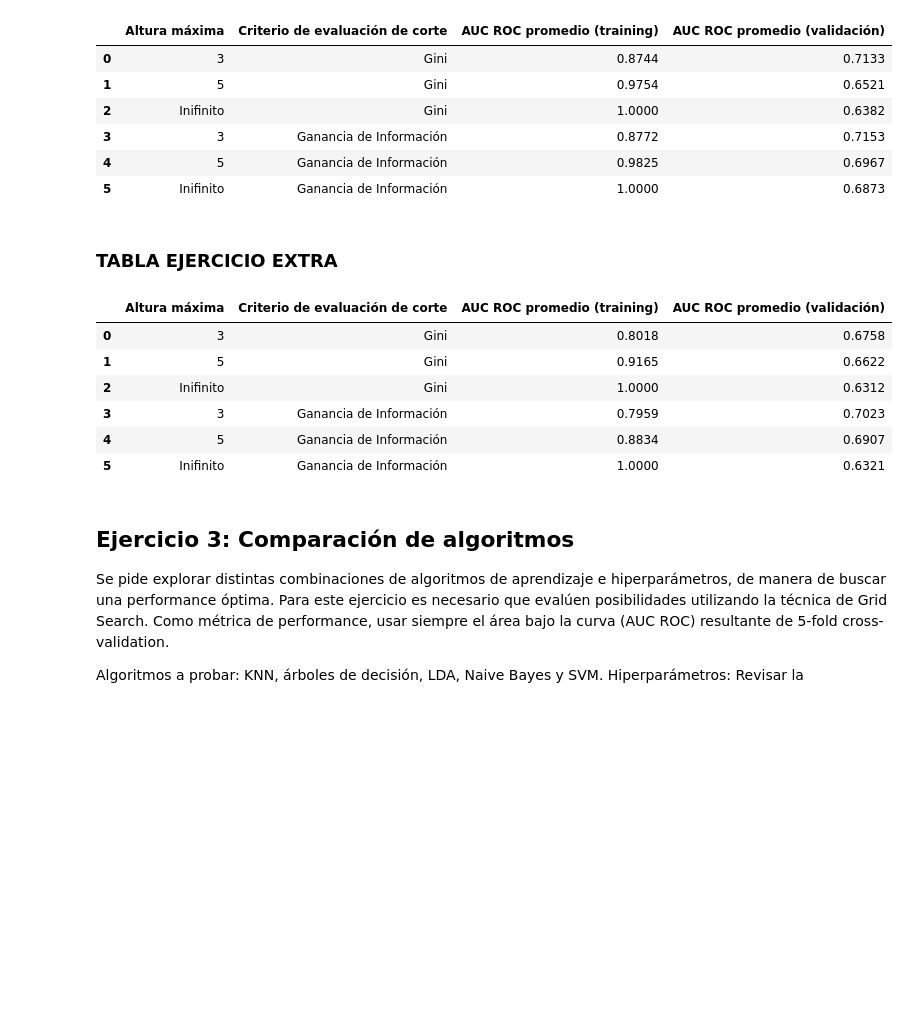
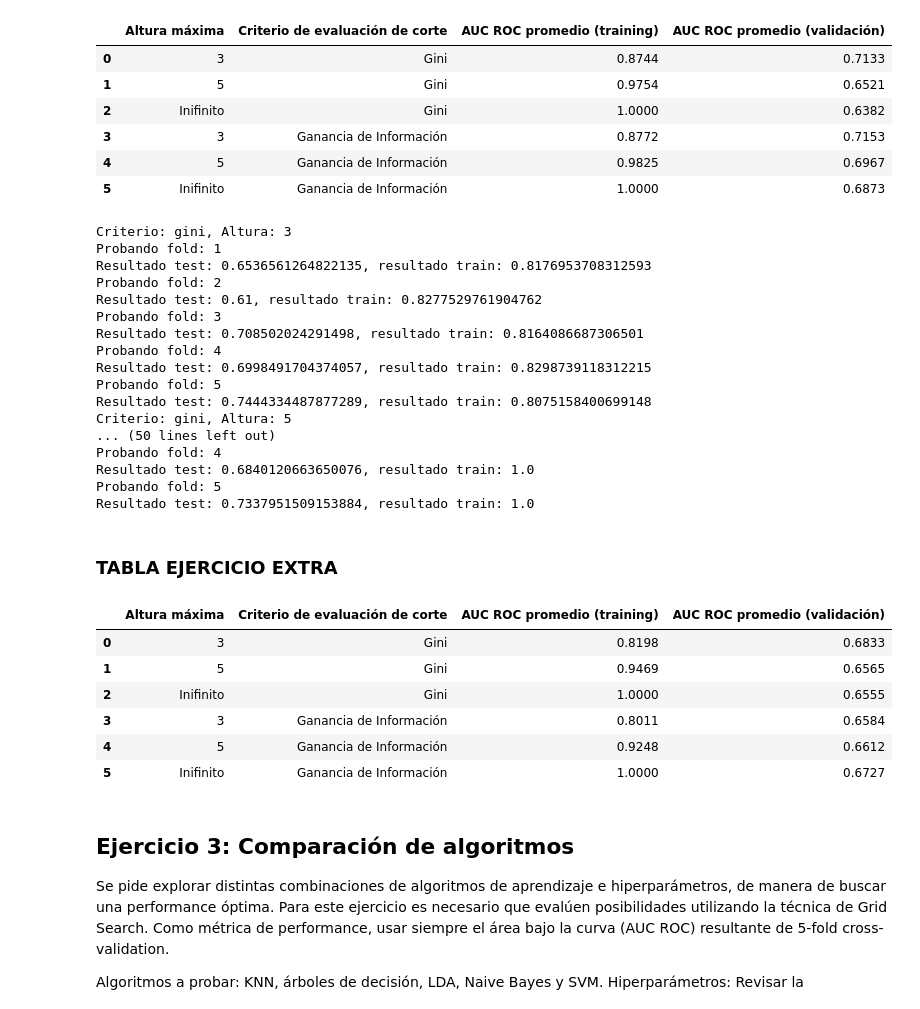
Before and after one commit to cosa65/aprendizajeAutomatico, a Jupyter notebook: TP1/TP1.ipynb, the cells around one changed output. Saved outputs shown, nothing was run; the diff lists cells and outputs as text; code cells hidden in the pictures; blank space fills up the shorter version.

Commit message:
Corrido arbol de decision con generador de bordes no random

```diff
--- a/TP1/TP1.ipynb
+++ b/TP1/TP1.ipynb
@@ -348,9 +348,6 @@ def construir_arbol(instancias, etiquetas, altura, criterio):
     # sólo falta conectarlos con un nodo de decisión:
     return Nodo_De_Decision(pregunta, sub_arbol_izquierdo, sub_arbol_derecho)
 
-def rama_terminada(etiquetas):
-    return len(etiquetas) <= 1 or len(set(etiquetas)) == 1
-
 
 def encontrar_mejor_atributo_y_corte(instancias, etiquetas, criterio):
     max_ganancia = 0
@@ -358,8 +355,8 @@ def encontrar_mejor_atributo_y_corte(instancias, etiquetas, criterio):
     for columna in instancias.columns:
         #if columna % 50 == 0:
         #    print("Atributo: {}".format(columna))
-        bordes = generar_valores_borde_random(instancias, etiquetas, columna)
-        #print("Bordes {}".format(bordes))
+        bordes = generar_valores_borde(instancias, etiquetas, columna)
+        #rint("Bordes {}".format(bordes))
         for valor in bordes:
             # Probando corte para atributo y valor
             pregunta = Pregunta(columna, valor)
@@ -376,31 +373,31 @@ def encontrar_mejor_atributo_y_corte(instancias, etiquetas, criterio):
     #print("La mejor pregunta es {}, con una ganancia de {}".format(mejor_pregunta, max_ganancia))
     return max_ganancia, mejor_pregunta
 
-"""
+
 def generar_valores_borde(instancias, etiquetas, columna):
     #El metodo argsort de numpy returns the indices that would sort an array.
     bordes = []
-    if len(instancias) <= 1:
+    if instancias.shape[0] <= 1:
         return bordes
-    for atributo in instancias.columns:
-        valores = instancias.loc[:, atributo]
-        indices_valores_ordenados = valores.argsort()
+    valores = instancias.loc[:, columna]
+    valores.reset_index(inplace=True, drop=True)
+    indices_valores_ordenados = valores.argsort()
 
-        anterior_indice = indices_valores_ordenados.iloc[0]
-        anterior_valor = valores[anterior_indice]
-        anterior_etiqueta = etiquetas[anterior_indice]
+    anterior_indice = indices_valores_ordenados.iloc[0]
+    anterior_valor = valores[anterior_indice]
+    anterior_etiqueta = etiquetas[anterior_indice]
 
-        for actual_indice in indices_valores_ordenados:
-            #Indice representa el numero de la instancia que estoy mirando
-            actual_valor = valores[actual_indice]
-            actual_etiqueta = etiquetas[actual_indice]
-            if actual_etiqueta != anterior_etiqueta:
-                bordes.append((anterior_valor + actual_valor)/2)
-            anterior_indice = actual_indice
-            anterior_valor = actual_valor
-            anterior_etiqueta = actual_etiqueta
-        return bordes
-"""
+    for actual_indice in indices_valores_ordenados:
+        #Indice representa el numero de la instancia que estoy mirando
+        actual_valor = valores[actual_indice]
+        actual_etiqueta = etiquetas[actual_indice]
+        if actual_etiqueta != anterior_etiqueta:
+            bordes.append((anterior_valor + actual_valor)/2)
+        anterior_indice = actual_indice
+        anterior_valor = actual_valor
+        anterior_etiqueta = actual_etiqueta
+    return bordes
+
 
 def generar_valores_borde_random(instancias, etiquetas, columna):
     #Divide en subarreglos de tamaño 10 y elige un candidato de manera aleatoria de cada uno de ellos
@@ -577,41 +574,59 @@ def get_dt_scores(train_indexes, test_indexes, decision_tree_criterion="gini", m
 resultados_training = []
 resultados_validation = []
 
 for criterio in ["gini", "entropy"]:
     for altura in [3, 5, None]:
         kf = KFold(n_splits=5)
         auc_roc_test_list, auc_roc_train_list = [], []
-        #print("Criterio: {}, Altura: {}".format(criterio, altura))
+        print("Criterio: {}, Altura: {}".format(criterio, altura))
         contador_fold = 1
         for train_index, test_index in kf.split(X_dev_np):
-            #print("Probando fold: {}".format(contador_fold))
+            print("Probando fold: {}".format(contador_fold))
             contador_fold+=1
             [auc_roc_test_fold, auc_roc_train_fold] = get_dt_scores(train_index, test_index, decision_tree_criterion=criterio, max_depth = altura, metrics = [roc_auc_score])
 
+            print("Resultado test: {}, resultado train: {}".format(auc_roc_test_fold, auc_roc_train_fold))
             auc_roc_test_list.append(auc_roc_test_fold)
             auc_roc_train_list.append(auc_roc_train_fold)
         resultados_training.append( sum(auc_roc_train_list) / len(auc_roc_train_list) )
         resultados_validation.append( sum(auc_roc_test_list) / len(auc_roc_test_list) )
 ###################################################################################################################################
 
 df = pd.DataFrame(index=range(0,6))
 
 df["Altura máxima"] = [3, 5, "Inifinito"] * 2
 df["Criterio de evaluación de corte"] = ["Gini"] * 3 + ["Ganancia de Información"] * 3
 df["AUC ROC promedio (training)"] = resultados_training # reemplazar por resultados_training
 df["AUC ROC promedio (validación)"] = resultados_validation # reemplazar por resultados_validation
 
 display(HTML("<h3> TABLA EJERCICIO EXTRA </h3>"))
 display(df)
 # %% [output]
+Criterio: gini, Altura: 3
+Probando fold: 1
+Resultado test: 0.6536561264822135, resultado train: 0.8176953708312593
+Probando fold: 2
+Resultado test: 0.61, resultado train: 0.8277529761904762
+Probando fold: 3
+Resultado test: 0.708502024291498, resultado train: 0.8164086687306501
+Probando fold: 4
+Resultado test: 0.6998491704374057, resultado train: 0.8298739118312215
+Probando fold: 5
+Resultado test: 0.7444334487877289, resultado train: 0.8075158400699148
+Criterio: gini, Altura: 5
+... (50 lines left out)
+Probando fold: 4
+Resultado test: 0.6840120663650076, resultado train: 1.0
+Probando fold: 5
+Resultado test: 0.7337951509153884, resultado train: 1.0
 TABLA EJERCICIO EXTRA
 |  | Altura máxima | Criterio de evaluación de corte | AUC ROC promedio (training) | AUC ROC promedio (validación) |
-| 0 | 3 | Gini | 0.8018 | 0.6758 |
-| 1 | 5 | Gini | 0.9165 | 0.6622 |
-| 2 | Inifinito | Gini | 1.0000 | 0.6312 |
-| 3 | 3 | Ganancia de Información | 0.7959 | 0.7023 |
-| 4 | 5 | Ganancia de Información | 0.8834 | 0.6907 |
-| 5 | Inifinito | Ganancia de Información | 1.0000 | 0.6321 |
+| 0 | 3 | Gini | 0.8198 | 0.6833 |
+| 1 | 5 | Gini | 0.9469 | 0.6565 |
+| 2 | Inifinito | Gini | 1.0000 | 0.6555 |
+| 3 | 3 | Ganancia de Información | 0.8011 | 0.6584 |
+| 4 | 5 | Ganancia de Información | 0.9248 | 0.6612 |
+| 5 | Inifinito | Ganancia de Información | 1.0000 | 0.6727 |
 # %% [markdown]
 ## Ejercicio 3: Comparación de algoritmos
 
```
